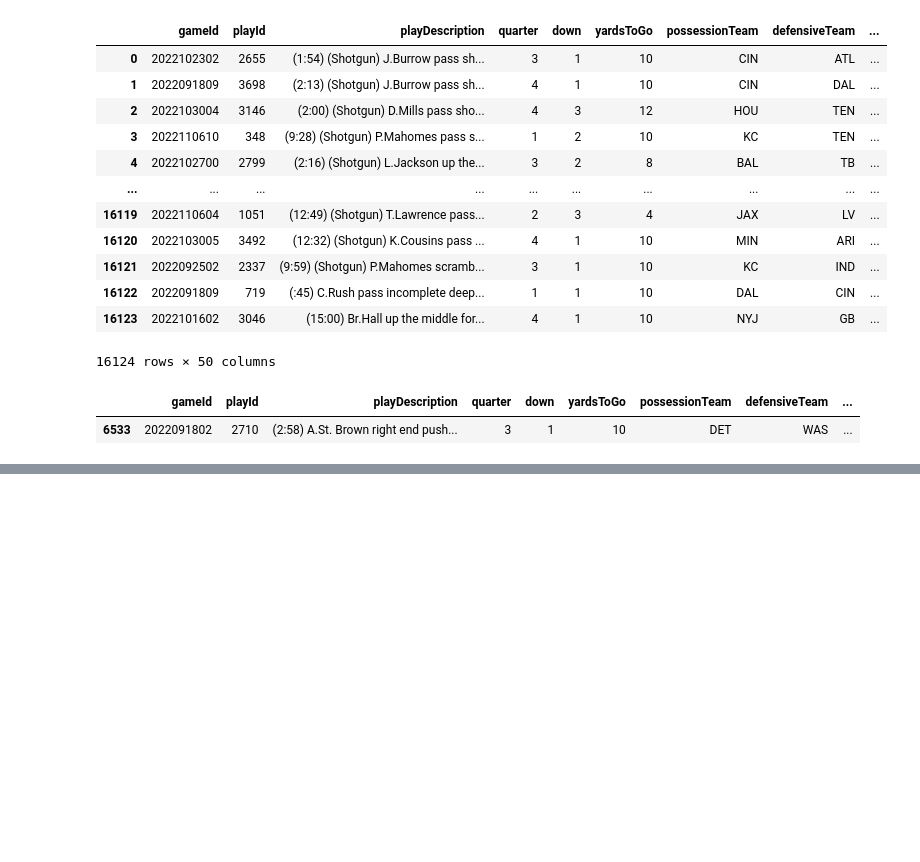
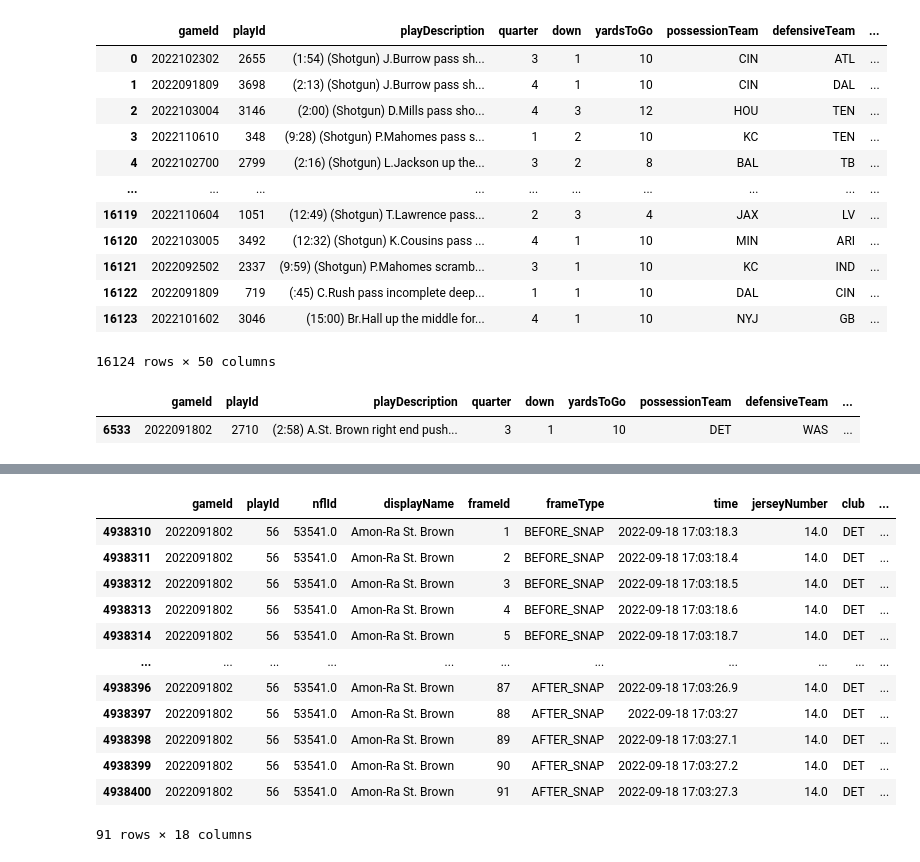
Before and after one commit to APoodle/NFL-Big-Data-Bowl-2025, a Jupyter notebook: nfl-big-data-bowl-2025.ipynb, the cells around one changed output, grey strips where cells are left out. Saved outputs shown, nothing was run; the diff lists cells and outputs as text; code cells hidden in the pictures; blank space fills up the shorter version.

```diff
--- a/nfl-big-data-bowl-2025.ipynb
+++ b/nfl-big-data-bowl-2025.ipynb
@@ -87,0 +118,17 @@ plays[(plays['playId'] == 2710) & (plays['gameId'] == 2022091802)]
+# %%
+amon_ra_play = tracking_week_2[(tracking_week_2["playId"] == 56) & (tracking_week_2["nflId"] == 53541)]
+amon_ra_play
+# %% [output]
+|  | gameId | playId | nflId | displayName | frameId | frameType | time | jerseyNumber | club | ... |
+| 4938310 | 2022091802 | 56 | 53541.0 | Amon-Ra St. Brown | 1 | BEFORE_SNAP | 2022-09-18 17:03:18.3 | 14.0 | DET | ... |
+| 4938311 | 2022091802 | 56 | 53541.0 | Amon-Ra St. Brown | 2 | BEFORE_SNAP | 2022-09-18 17:03:18.4 | 14.0 | DET | ... |
+| 4938312 | 2022091802 | 56 | 53541.0 | Amon-Ra St. Brown | 3 | BEFORE_SNAP | 2022-09-18 17:03:18.5 | 14.0 | DET | ... |
+| 4938313 | 2022091802 | 56 | 53541.0 | Amon-Ra St. Brown | 4 | BEFORE_SNAP | 2022-09-18 17:03:18.6 | 14.0 | DET | ... |
+| 4938314 | 2022091802 | 56 | 53541.0 | Amon-Ra St. Brown | 5 | BEFORE_SNAP | 2022-09-18 17:03:18.7 | 14.0 | DET | ... |
+| ... | ... | ... | ... | ... | ... | ... | ... | ... | ... | ... |
+| 4938396 | 2022091802 | 56 | 53541.0 | Amon-Ra St. Brown | 87 | AFTER_SNAP | 2022-09-18 17:03:26.9 | 14.0 | DET | ... |
+| 4938397 | 2022091802 | 56 | 53541.0 | Amon-Ra St. Brown | 88 | AFTER_SNAP | 2022-09-18 17:03:27 | 14.0 | DET | ... |
+| 4938398 | 2022091802 | 56 | 53541.0 | Amon-Ra St. Brown | 89 | AFTER_SNAP | 2022-09-18 17:03:27.1 | 14.0 | DET | ... |
+| 4938399 | 2022091802 | 56 | 53541.0 | Amon-Ra St. Brown | 90 | AFTER_SNAP | 2022-09-18 17:03:27.2 | 14.0 | DET | ... |
+| 4938400 | 2022091802 | 56 | 53541.0 | Amon-Ra St. Brown | 91 | AFTER_SNAP | 2022-09-18 17:03:27.3 | 14.0 | DET | ... |
+91 rows × 18 columns
```
Also changed, not shown: parts of 7 cells of this notebook.
